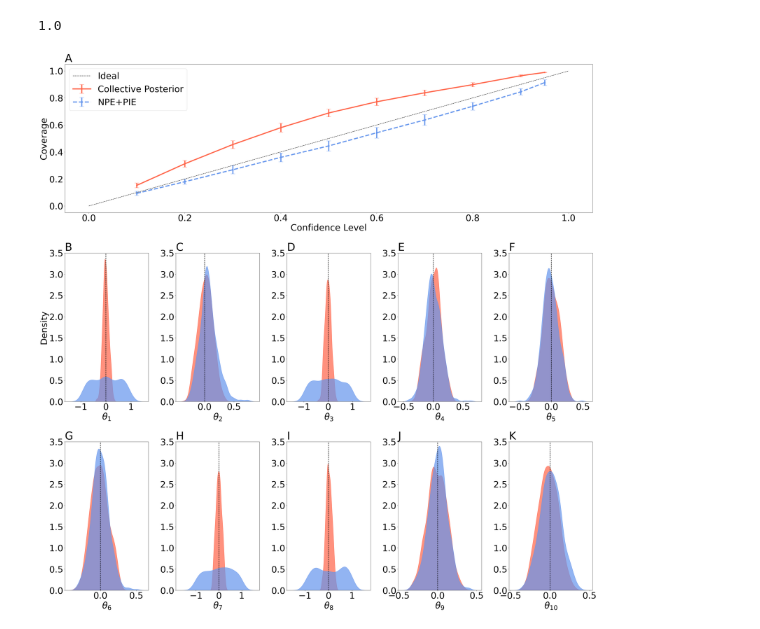
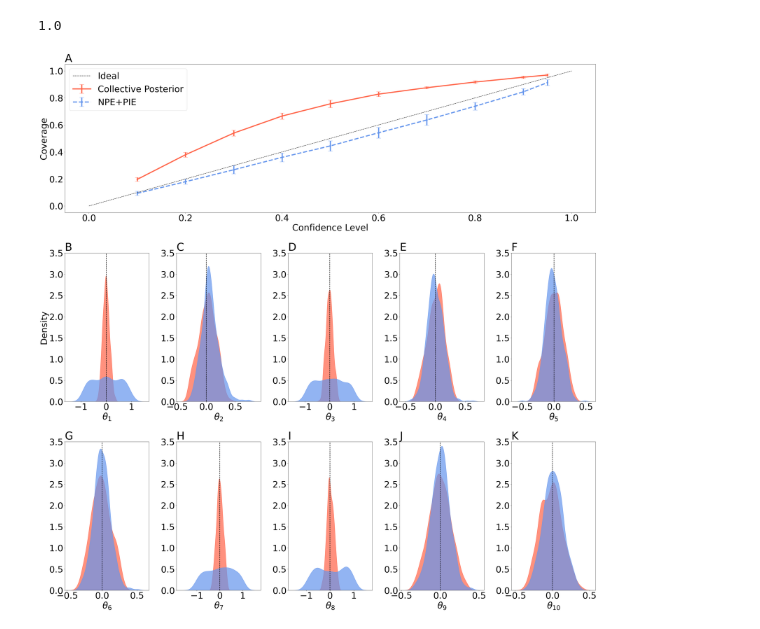
Before and after one commit to yoavram-lab/collective_posterior, a Jupyter notebook: GLU/test collective.ipynb, the cells around one changed output. Cells and saved outputs as stored; diff of their text form; code cells hidden in the pictures.

```diff
--- a/GLU/test collective.ipynb
+++ b/GLU/test collective.ipynb
@@ -14,7 +14,7 @@ import sys
 sys.path.insert(1, '../')
 from collective_posterior import CollectivePosterior
 from simulators import GLU, GLU_wrapper
-import sbibm
+from inference_utils import get_prior
 from seaborn import pairplot, kdeplot
 import warnings
 warnings.simplefilter('ignore', FutureWarning)
@@ -27,7 +27,7 @@ def change_font(fontsize):
 
 
 
-prior = sbibm.get_task('gaussian_linear_uniform').get_prior_dist()
+prior = get_prior('GLU')
 t = prior.sample((1,))[0]
 
 X = GLU_wrapper(reps=10, parameters=t)
@@ -184,33 +184,33 @@ ax['C'].set_title('C',loc='left')
 ax['D'].set_title('D',loc='left')
 ax['E'].set_title('E',loc='left')
 ax['F'].set_title('F',loc='left')
 ax['G'].set_title('G',loc='left')
 ax['H'].set_title('H',loc='left')
 ax['I'].set_title('I',loc='left')
 ax['J'].set_title('J',loc='left')
 ax['K'].set_title('K',loc='left')
 
 # Coverage plots in ax B
-covs = torch.load(f'tests/covs_GLU.pt')
+covs = torch.load(f'tests/covs_GLU_adaptive_.pt')
 covs_iid = torch.load(f'tests/covs_GLU_iid.pt')
 plot_covs(ax=ax['A'], covs1=covs.numpy(), covs2=covs_iid.numpy())
 ax['A'].set_xlabel('Confidence Level')
 ax['A'].set_ylabel('Coverage')
 # Accuracy plots in ax C-E
 n_params=6
 
 
 axx = [ax['B'], ax['C'], ax['D'], ax['E'], ax['F'], ax['G'], ax['H'], ax['I'], ax['J'], ax['K']]
 
-cp_acc = torch.load('tests/accus_GLU.pt')
+cp_acc = torch.load('tests/accus_GLU_adaptive_.pt')
 plot_accuracy(cp_acc, axx, color='tomato', hatch='', label='Collective\nPosterior')
 
 
 iid_acc = torch.load('tests/accus_GLU_iid.pt')
 plot_accuracy(iid_acc, axx, color='cornflowerblue', hatch='', label='NPE+PIE')
 
 # ax['A'].legend(loc='upper left')
 for a in axx[1:]:
     a.set_ylabel('')
 # %% [output]
-[figure, old version]
+[figure, new version]
```
Also changed, not shown: parts of 4 cells of this notebook, 26 other files.
